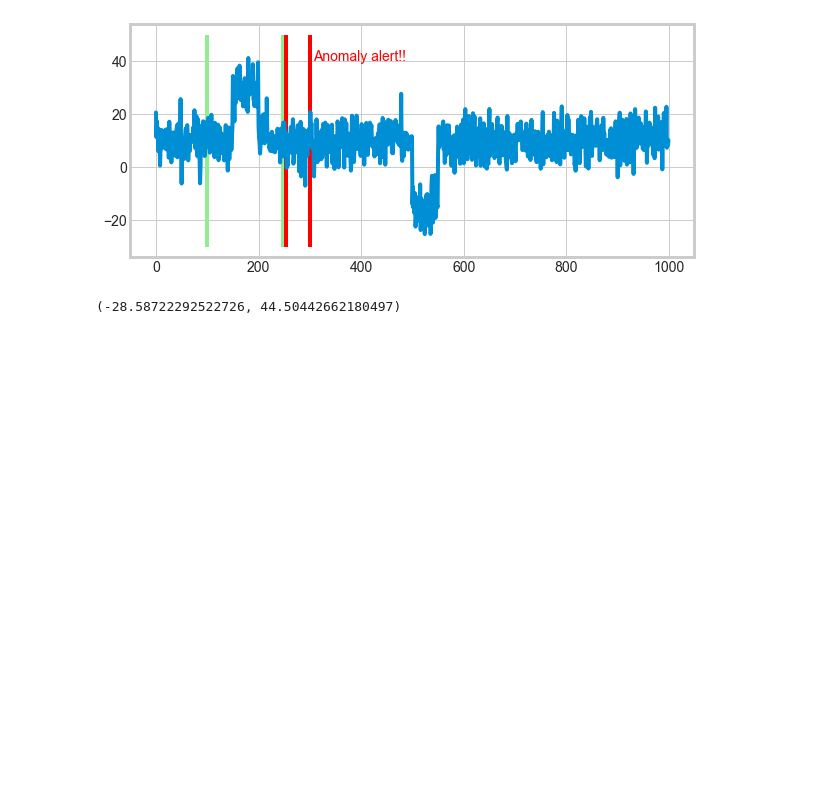
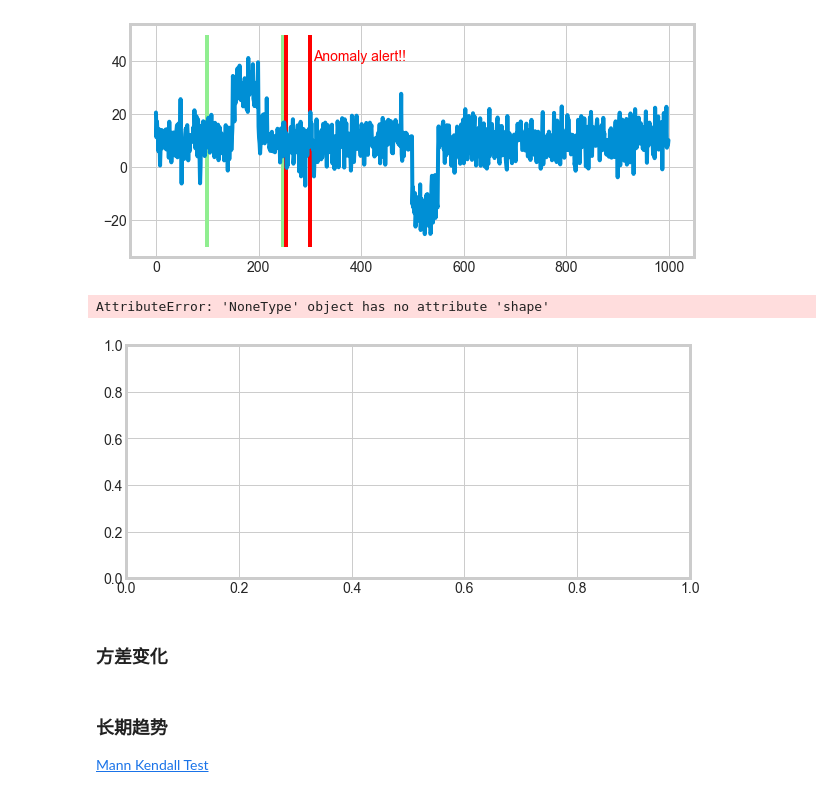
Before and after one commit to MaxwellLZH/blog, a Jupyter notebook: outlier-detection-series/statsbased/example.ipynb, the cells around one changed output. Drawn from its saved outputs; the diff is of its cells as text; code cells hidden in the pictures; blank space fills up the shorter version.

```diff
--- a/outlier-detection-series/statsbased/example.ipynb
+++ b/outlier-detection-series/statsbased/example.ipynb
@@ -226,10 +226,10 @@ significance_level = 0.05
 detection_start = i*detection_window_length+observe_window_length
 observe_start = detection_start-observe_window_length
 
-observe_period = data[observe_start: detection_start]
-detect_period = data[detection_start: detection_start+detection_window_length]
+observe_period = data_[observe_start: detection_start]
+detect_period = data_[detection_start: detection_start+detection_window_length]
 
-# 对与已经检测出的异常值置为空，并在检测时候忽略
+# 对已经检测出的异常值置为空，并在检测时候忽略
 ttest_p_value = ttest_ind(observe_period, detect_period, nan_policy='omit').pvalue
 
 ax.plot(data)
@@ -243,12 +243,10 @@ plt.vlines(detection_start+detection_window_length, -30, 50, color='red')
 if  ttest_p_value < significance_level:
     text = 'Anomaly alert!!'.format(ttest_p_value)
     plt.annotate(text, (detection_start+detection_window_length+6, 40), color='red')
+
+    data_[detection_start: detection_start+detection_window_length] = np.nan
 else:
     text = "Everything's fine"
     plt.annotate(text, (detection_start+detection_window_length+6, 40), color='green')
 # %% [output]
 [figure]
-# %%
-plt.annotate()
-# %% [output]
-(-28.58722292522726, 44.50442662180497)
@@ -279,0 +253,62 @@ animation.write_gif('./coffee.gif', fps=10)
+# %%
+from moviepy.editor import VideoClip
+from moviepy.video.io.bindings import mplfig_to_npimage
+
+fig, ax = plt.subplots()
+
+data_ = data.copy()
+
+def make_frame(t):
+
+    # 跳过第一桢
+    if isinstance(t, int) and t == 0:
+        return None
+
+    ax.clear()
+
+    observe_window_length = 150
+    detection_window_length = 50
+    significance_level = 0.05
+
+    detection_start = int(t) * detection_window_length+observe_window_length
+    observe_start = detection_start-observe_window_length
+
+    observe_period = data_[observe_start: detection_start]
+    detect_period = data_[detection_start: detection_start+detection_window_length]
+
+    # 对已经检测出的异常值置为空，并在检测时候忽略
+    ttest_p_value = ttest_ind(observe_period, detect_period, nan_policy='omit').pvalue
+
+    ax.plot(data)
+
+    plt.vlines(observe_start, -30, 50, color='lightgreen')
+    plt.vlines(detection_start-1, -30, 50, color='lightgreen')
+    plt.vlines(detection_start-3, -30, 50, color='lightgreen')
+    plt.vlines(detection_start+3, -30, 50, color='red')
+    plt.vlines(detection_start+detection_window_length, -30, 50, color='red')
+
+    print(t, ttest_p_value)
+    if  ttest_p_value < significance_level:
+        text = 'Anomaly alert!!'.format(ttest_p_value)
+        plt.annotate(text, (detection_start+detection_window_length+6, 40), color='red')
+
+        data_[detection_start: detection_start+detection_window_length] = np.nan
+        plt.tight_layout()
+    else:
+        text = "Everything's fine"
+        plt.annotate(text, (detection_start+detection_window_length+6, 40), color='green')
+        plt.tight_layout()
+
+    return mplfig_to_npimage(fig)
+
+
+animation = VideoClip(make_frame, duration=10)
+animation.write_gif('./ttest.gif', fps=1)
+# %% [output]
+AttributeError: 'NoneType' object has no attribute 'shape'
+[figure, added]
+# %% [markdown]
+### 方差变化
+# %% [markdown]
+### 长期趋势
+[Mann Kendall Test](https://vsp.pnnl.gov/help/Vsample/Design_Trend_Mann_Kendall.htm)
```
Also changed, not shown: parts of 4 cells of this notebook, 1 other file.
